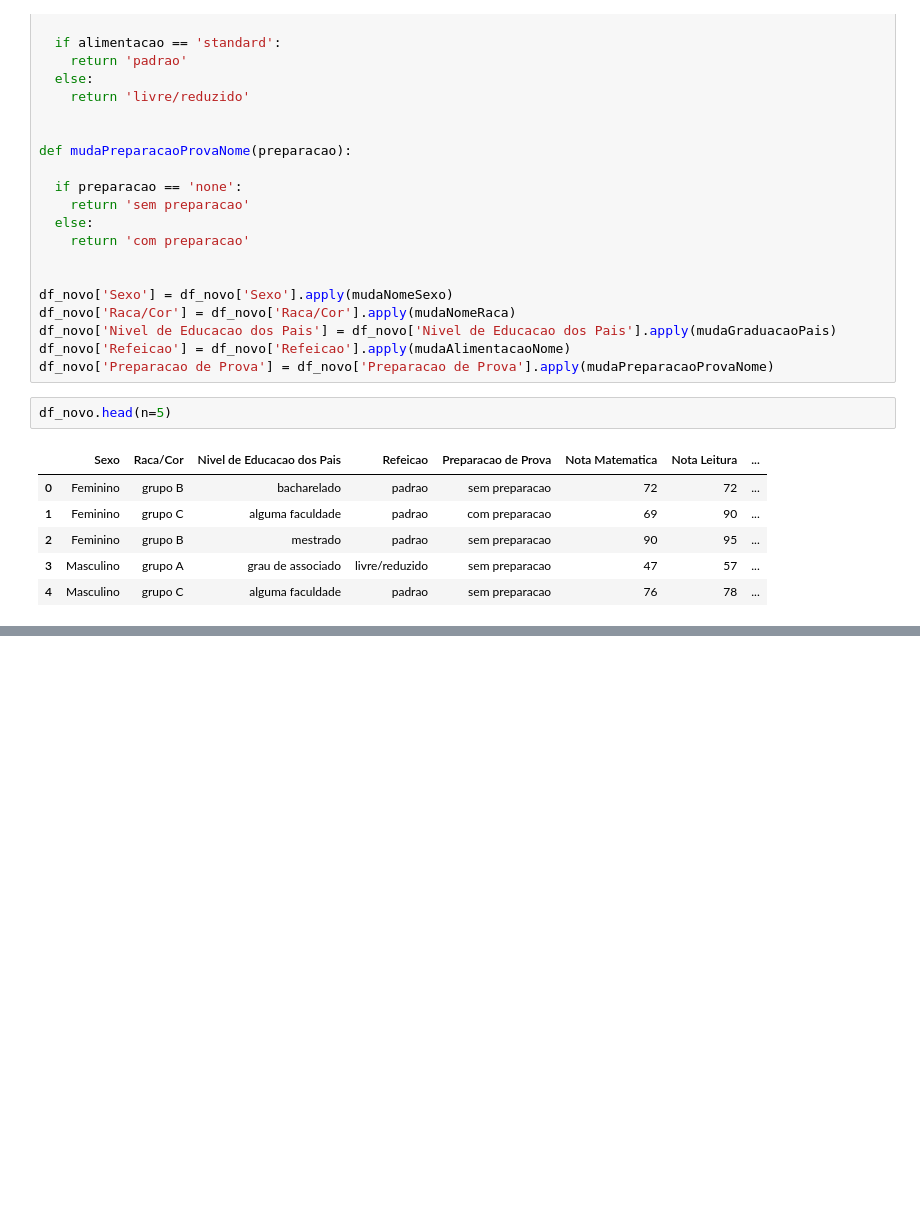
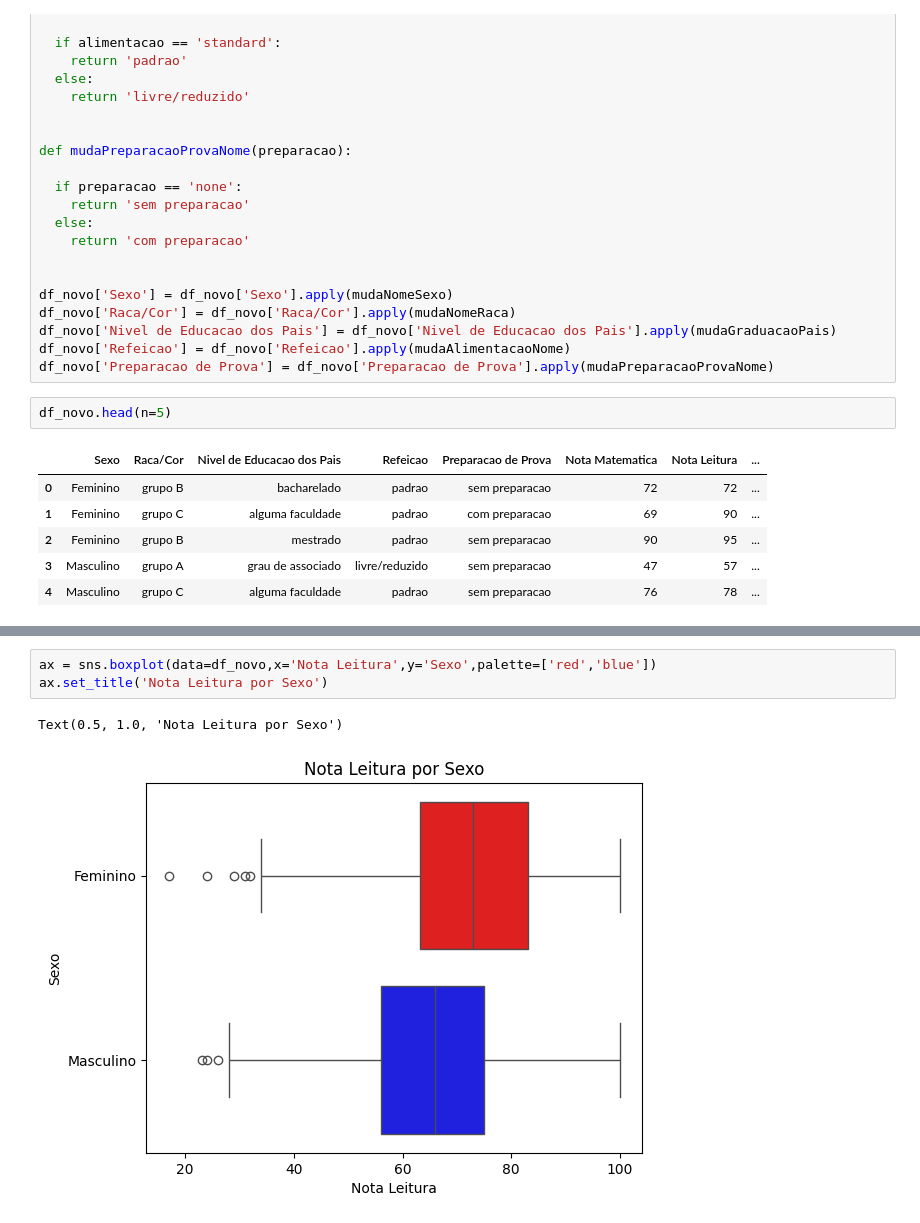
Before and after one commit to trunfo4608/Python-Analise_Educacional-, a Jupyter notebook: Proj_Caso_Escola.ipynb, the cells around one changed output, grey strips where cells are left out. Cells and saved outputs as stored; diff of their text form; blank space fills up the shorter version.

```diff
--- a/Proj_Caso_Escola.ipynb
+++ b/Proj_Caso_Escola.ipynb
@@ -173,0 +236,6 @@ df_novo.describe()
+# %%
+ax = sns.boxplot(data=df_novo,x='Nota Leitura',y='Sexo',palette=['red','blue'])
+ax.set_title('Nota Leitura por Sexo')
+# %% [output]
+Text(0.5, 1.0, 'Nota Leitura por Sexo')
+[figure, added]
```
Also changed, not shown: parts of 19 cells of this notebook.
